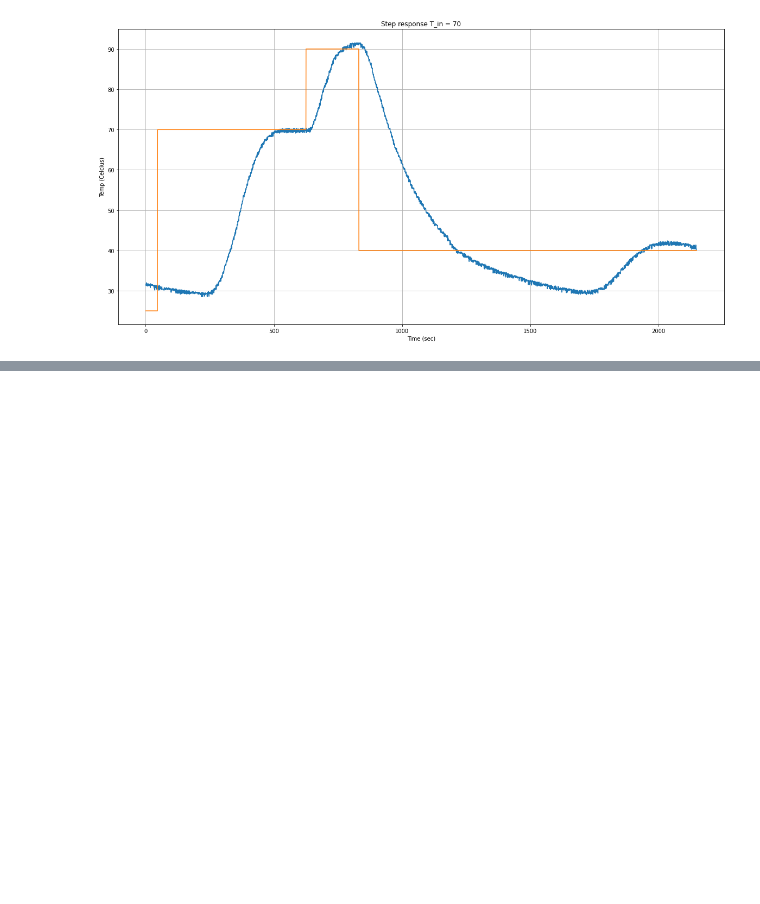
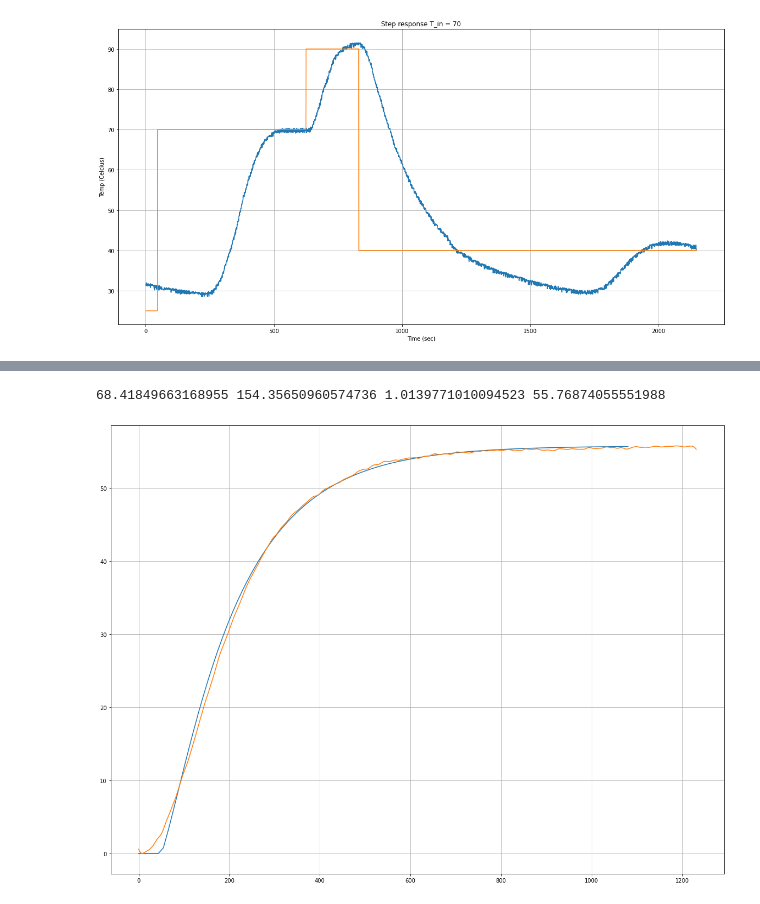
Before and after one commit to Hillerr/-climatic_chamber, a Jupyter notebook: chamber_sys.ipynb, the cells around one changed output, grey strips where cells are left out. Saved outputs shown, nothing was run; the diff lists cells and outputs as text; code cells hidden in the pictures; blank space fills up the shorter version.

```diff
--- a/chamber_sys.ipynb
+++ b/chamber_sys.ipynb
@@ -270,0 +338,40 @@ plt.grid()
+# %%
+def get_curve_params(y_data, fs, v_in):
+    y = np.subtract(y_data, min(y_data))
+
+    k = max(y)/v_in
+    a_zero = simps(np.subtract(k*v_in, y), dx= 1/fs)
+
+    a_1_lim = a_zero/max(y)
+
+    a_1 = simps(y[:int(a_1_lim)], dx=1/fs)
+
+    tau = a_1*np.exp(1)/max(y)
+    T = abs(a_zero - a_1*np.exp(1))/max(y)
+
+    return T, tau, k, y
+# %%
+
+T, tau, k, new_y = get_curve_params(y, 1, 55)
+print(T, tau, k, max(new_y))
+
+num, den = control.pade(T, 1)
+
+sys = control.TransferFunction(num, den)
+sys_2 = control.TransferFunction([k], [tau, 1])
+
+sys_comp = control.series(sys, sys_2)
+
+t, y_mat = control.step_response(sys_comp)
+
+y_mat = [i*55 if i > 0 else 0 for i in y_mat]
+
+
+plt.figure(figsize=(20, 15))
+plt.plot(t,y_mat)
+plt.plot(x_50dt, new_y)
+plt.grid()
+plt.show()
+# %% [output]
+68.41849663168955 154.35650960574736 1.0139771010094523 55.76874055551988
+[figure, added]
```
Also changed, not shown: parts of 15 cells of this notebook, 29 other files.
